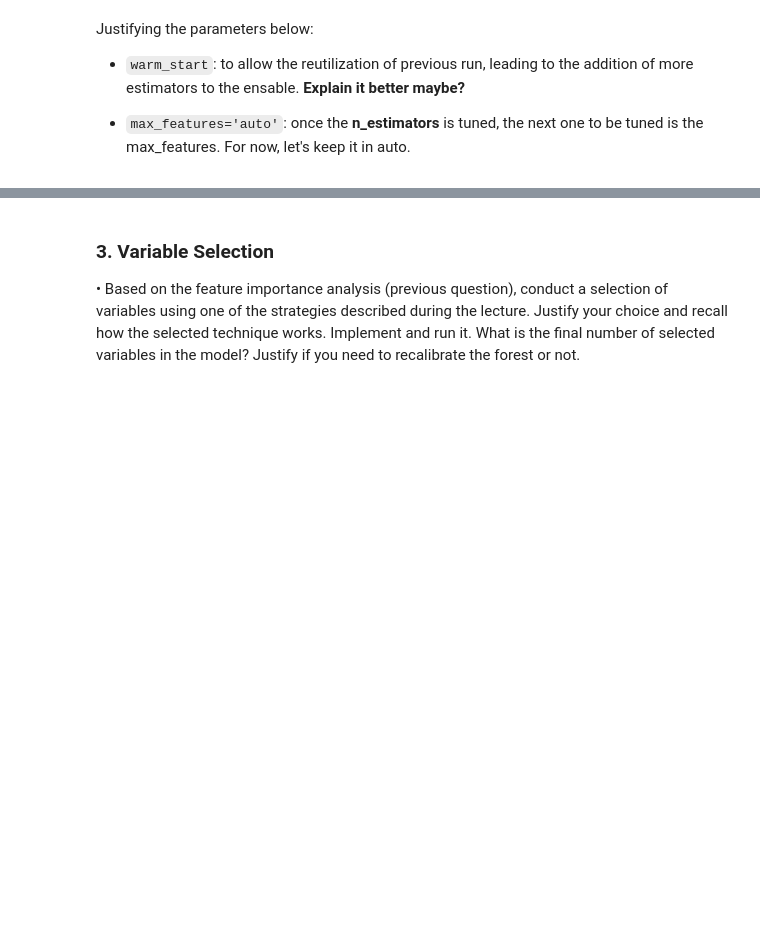
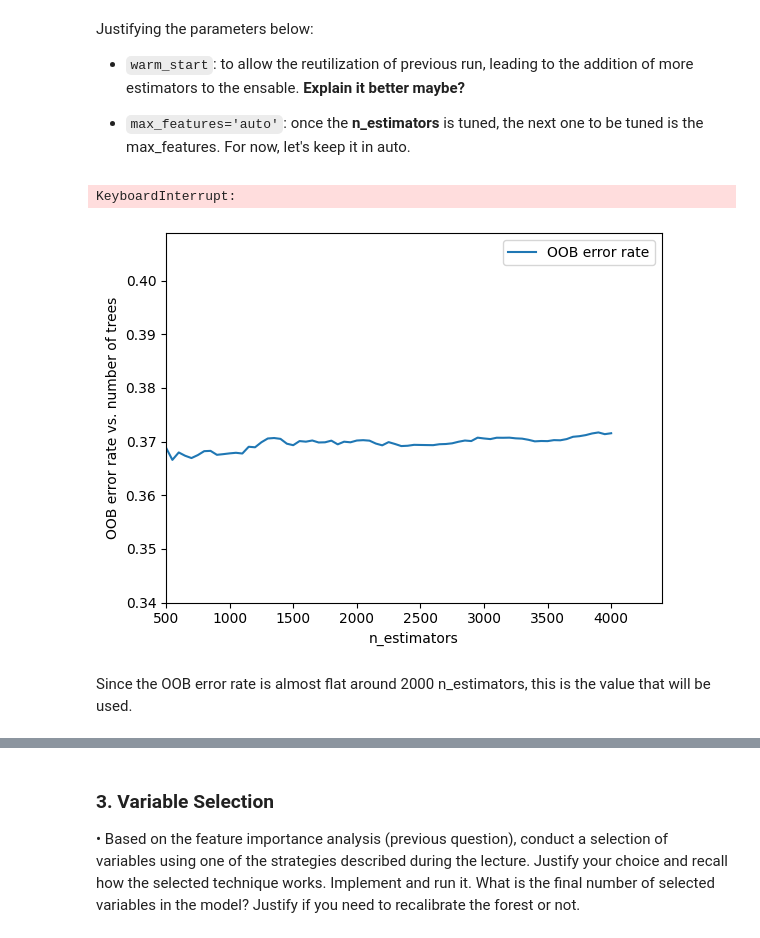
Before and after one commit to rodreras/StreamSamples_ML, a Jupyter notebook: milestone3/milestone3.ipynb, the cells around one changed output, grey strips where cells are left out. Cells and saved outputs as stored; diff of their text form; code cells hidden in the pictures; blank space fills up the shorter version.

```diff
--- a/milestone3/milestone3.ipynb
+++ b/milestone3/milestone3.ipynb
@@ -323,16 +366,33 @@ Justifying the parameters below:
 # %%
 error_rate = []
 
-min_estimators = 100
-max_estimators = 5000
+min_estimators = 500
+max_estimators = 4000
 step = 50
 
 for i in range(min_estimators, max_estimators+1, step):
-    rf_reg = RandomForestRegressor(warm_start=True, n_estimators= i, max_features='auto', random_state=42, oob_score=True)
+    rf_reg = RandomForestRegressor(warm_start=True, n_estimators= i, max_features=1.0, random_state=42, oob_score=True)
 
-    rf_reg.fit(X, Y)
+    rf_reg.fit(X_train, y_train)
 
     # Record the OOB error for each `n_estimators=i` setting.
     oob_error = 1 - rf_reg.oob_score_
 
     error_rate.append(oob_error)
+# %% [output]
+KeyboardInterrupt:
+# %%
+# Plot Generate the "OOB error rate" vs. "n_estimators" plot
+
+plt.plot(range(min_estimators, max_estimators +1, step), error_rate, label="OOB error rate")
+
+plt.ylim(0.34, 1.1*max(error_rate))
+plt.xlim(min_estimators, 1.1*max_estimators)
+plt.xlabel("n_estimators")
+plt.ylabel("OOB error rate vs. number of trees")
+plt.legend(loc="upper right")
+plt.show()
+# %% [output]
+[figure, added]
+# %% [markdown]
+Since the OOB error rate is almost flat around 2000 n_estimators, this is the value that will be used.
```
Also changed, not shown: parts of 25 cells of this notebook, 1 other file.
